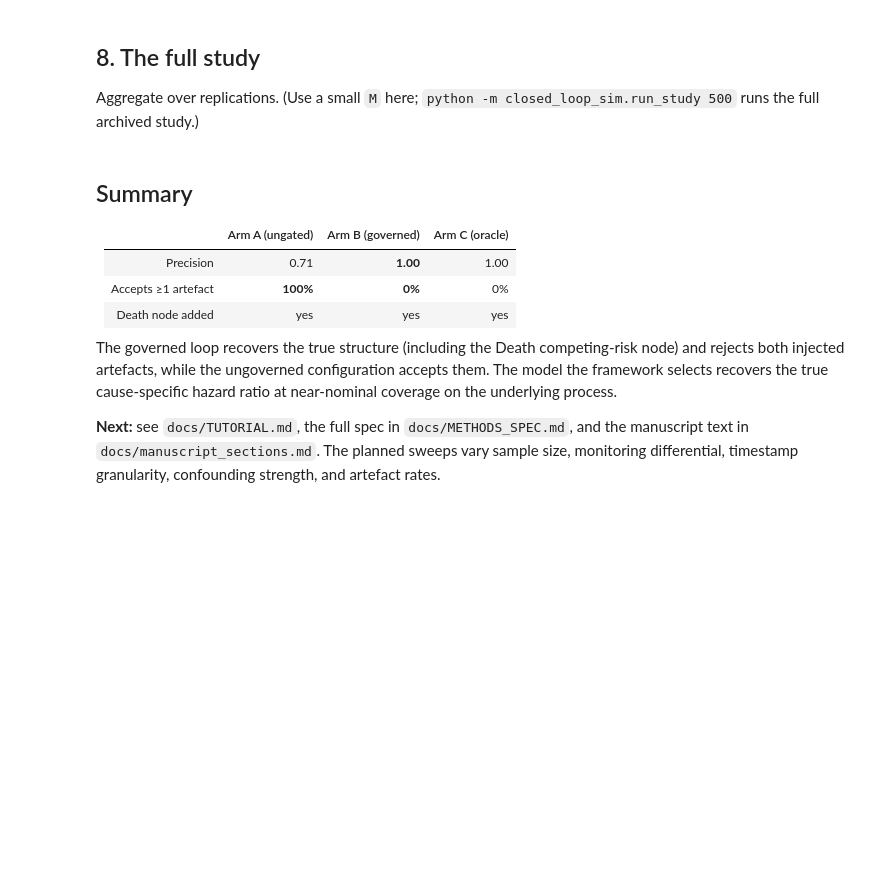
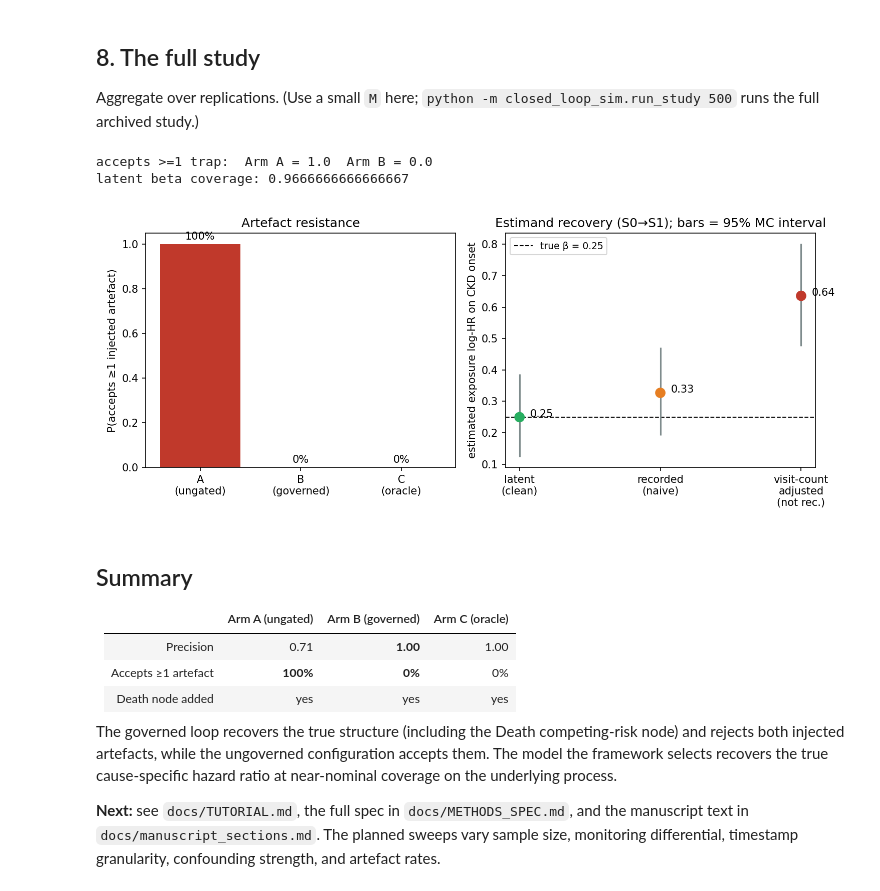
Before and after one commit to eduardo-illueca/closed-loop-simulation-companion, a Jupyter notebook: notebooks/closed_loop_simulation.ipynb, the cells around one changed output. Drawn from its saved outputs; the diff is of its cells as text; code cells hidden in the pictures; blank space fills up the shorter version.

```diff
--- a/notebooks/closed_loop_simulation.ipynb
+++ b/notebooks/closed_loop_simulation.ipynb
@@ -123,11 +170,15 @@ Aggregate over replications. (Use a small `M` here; `python -m closed_loop_sim.r
 # %%
 from closed_loop_sim.experiment import run_cell
 
 res = run_cell(cfg, M=30, with_estimation=True)
 print("accepts >=1 trap:  Arm A =", res["structural"]["A"]["accept_any_trap_rate"],
       " Arm B =", res["structural"]["B"]["accept_any_trap_rate"])
 print("latent beta coverage:", res["estimation"]["s0s1_latent"]["coverage"])
-Image("results/figure_simulation.png")   # pre-rendered from the M=500 run
+Image("../results/figure_simulation.png")   # pre-rendered from the M=500 run
+# %% [output]
+accepts >=1 trap:  Arm A = 1.0  Arm B = 0.0
+latent beta coverage: 0.9666666666666667
+[figure, added]
 # %% [markdown]
 ## Summary
 
```
Also changed, not shown: parts of 10 cells of this notebook, 36 other files.
